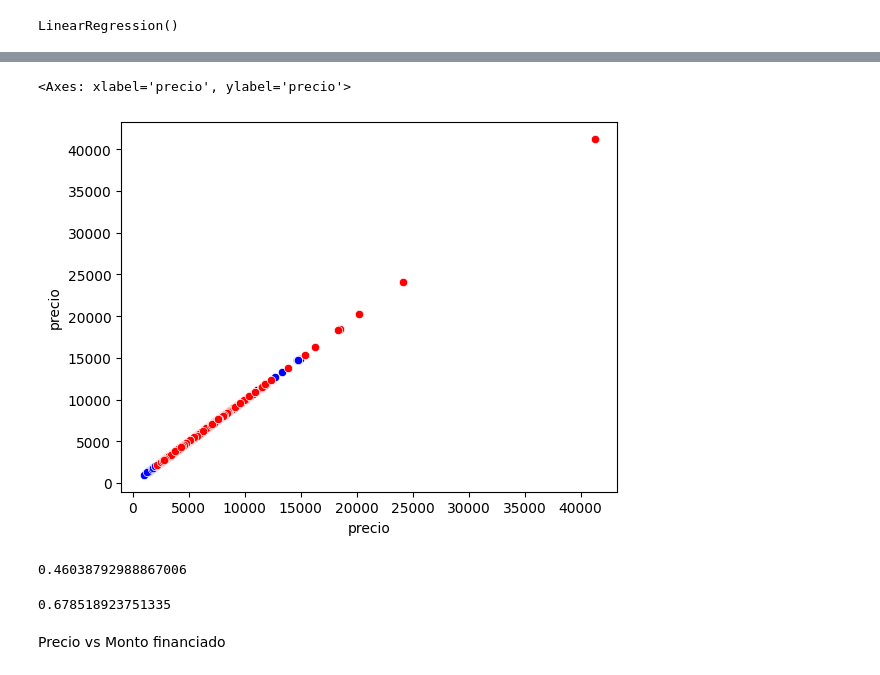
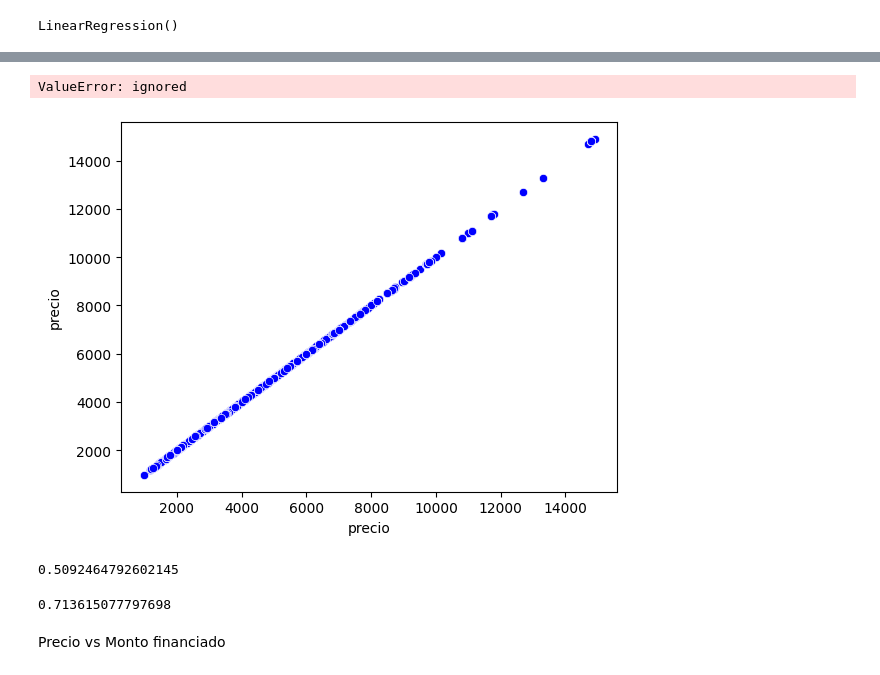
Before and after one commit to A01246519/ModelosDePrediccion, a Jupyter notebook: Actividad2.ipynb, the cells around one changed output, grey strips where cells are left out. Saved outputs shown, nothing was run; the diff lists cells and outputs as text; code cells hidden in the pictures.

```diff
--- a/Actividad2.ipynb
+++ b/Actividad2.ipynb
@@ -23,10 +25,12 @@ df.head()
 # %% [markdown]
 ## **Precio vs Enganche**
+# %%
+df13 = df[df["plazo"]== "13S"]
 # %%
 #Declaramos las variables dependientes e independientes para la regresión lineal
 #Vars_Indep= df[['alcohol', 'speeding']]
-Var_Indep= df[['enganche']]
-Var_Dep= df['precio']
+Var_Indep= df13[['enganche']]
+Var_Dep= df13['precio']
 # %%
 #Se define model como la función de regresión lineal
 from sklearn.linear_model import LinearRegression
@@ -65,6 +69,6 @@ model.score(Var_Indep,Var_Dep)
 # %%
 #Predecimos los valores de total de accidentes a partir de la variable "alcohol"
 #y_pred= model.predict(X=df[['enganche']])
-y_pred= model.predict(X=df[['enganche']])
+y_pred= model.predict(X=df13[['enganche']])
 y_pred
 # %% [output]
@@ -73,4 +76,0 @@ array([3713.24401242, 4236.49832969, 3151.23011608, ..., 4434.17218289,
-# %%
-#Insertamos la columna de predicciones en el DataFrame
-df.insert(0, 'Predicciones', y_pred)
-df
@@ -91,23 +77,23 @@ df
 # %%
 #Visualizamos la gráfica comparativa entre el total real y el total predecido
 sns.scatterplot(x='precio', y='precio', color="blue", data=df)
-sns.scatterplot(x='Predicciones', y= 'Predicciones', color="red", data=df)
+sns.scatterplot(x=y_pred, y= y_pred, color="red", data=df)
 #sns.lineplot(x='alcohol', y='Predicciones', color="red", data=df)
 # %% [output]
-<Axes: xlabel='precio', ylabel='precio'>
+ValueError: ignored
-[figure, old version]
+[figure, new version]
 # %%
 #Corroboramos cual es el coeficiente de Determinación de nuestro modelo
 coef_Deter=model.score(X=Var_Indep, y=Var_Dep)
 coef_Deter
 # %% [output]
-0.46038792988867006
+0.5092464792602145
 # %%
 #Corroboramos cual es el coeficiente de Correlación de nuestro modelo
 coef_Correl=np.sqrt(coef_Deter)
 coef_Correl
 # %% [output]
-0.678518923751335
+0.713615077797698
 # %% [markdown]
 Precio vs Monto financiado
 # %%
```
Also changed, not shown: parts of 269 cells of this notebook.
